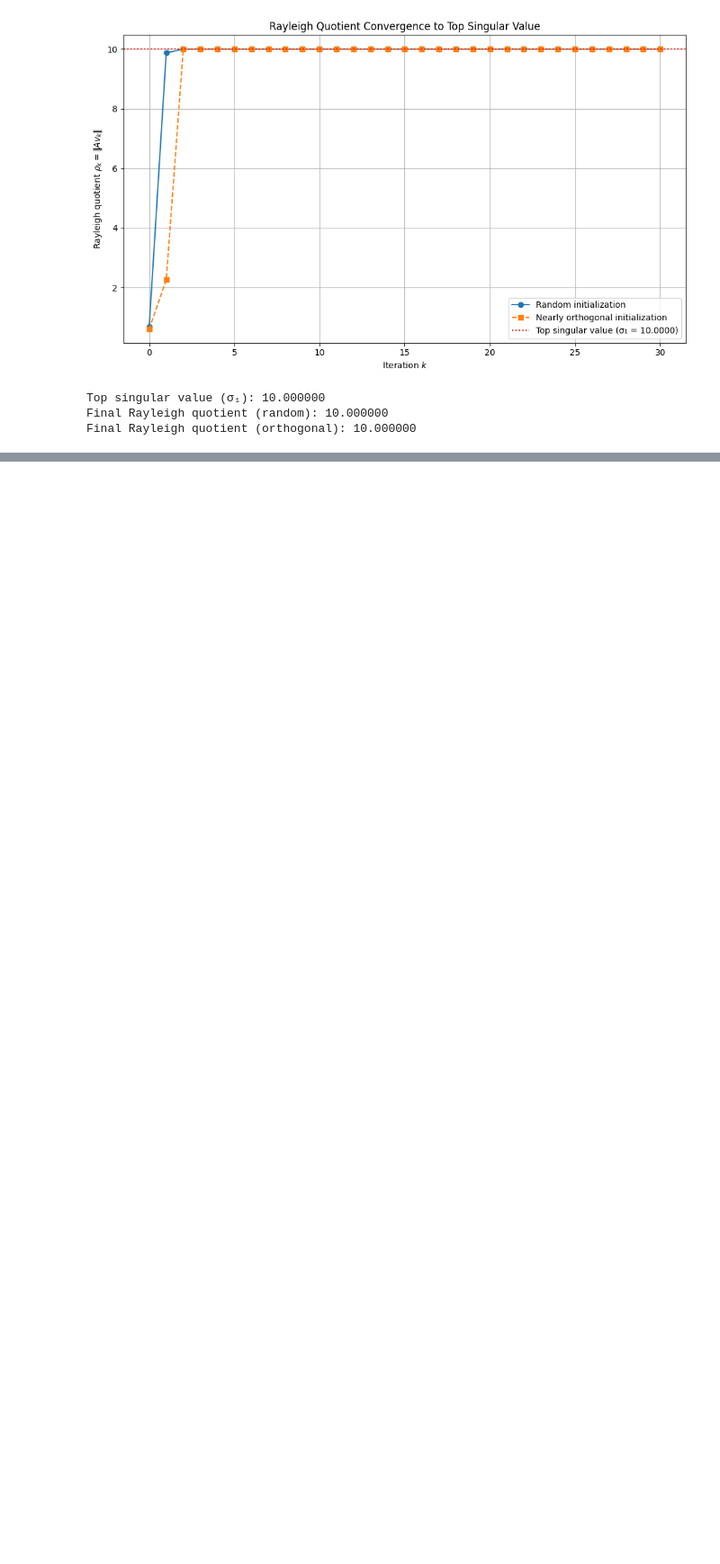
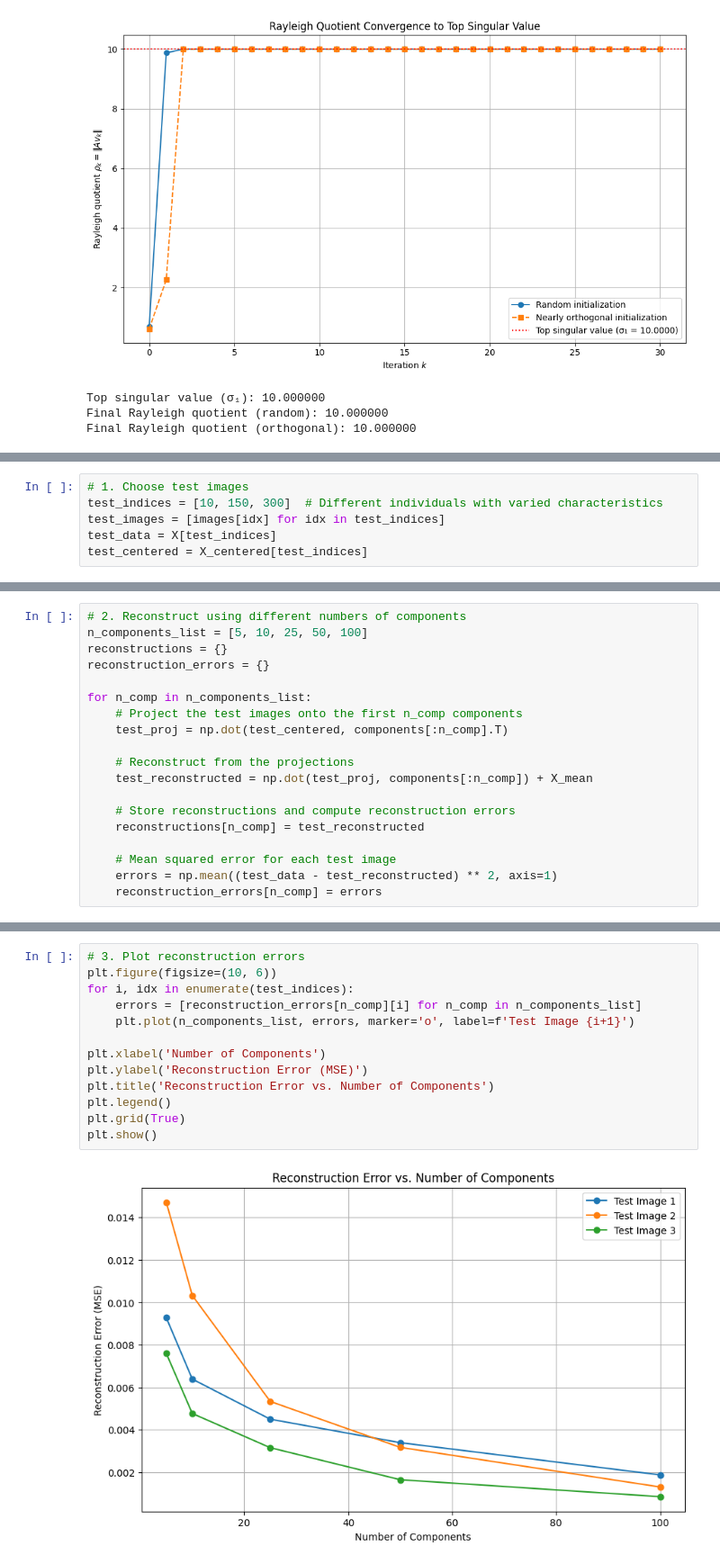
Before and after one commit to NathanP23/Statistical-Learning-and-Data-Analysis-52525, a Jupyter notebook: Ex2/Ex2Sol.ipynb, the cells around one changed output, grey strips where cells are left out. Shown: that part at 90% size. Saved outputs shown, nothing was run; the diff lists cells and outputs as text; blank space fills up the shorter version.

```diff
--- a/Ex2/Ex2Sol.ipynb
+++ b/Ex2/Ex2Sol.ipynb
@@ -250,0 +378,6 @@ Final Rayleigh quotient (orthogonal): 10.000000
+# %%
+# 1. Choose test images
+test_indices = [10, 150, 300]  # Different individuals with varied characteristics
+test_images = [images[idx] for idx in test_indices]
+test_data = X[test_indices]
+test_centered = X_centered[test_indices]
@@ -250,0 +386,19 @@ Final Rayleigh quotient (orthogonal): 10.000000
+# %%
+# 2. Reconstruct using different numbers of components
+n_components_list = [5, 10, 25, 50, 100]
+reconstructions = {}
+reconstruction_errors = {}
+
+for n_comp in n_components_list:
+    # Project the test images onto the first n_comp components
+    test_proj = np.dot(test_centered, components[:n_comp].T)
+
+    # Reconstruct from the projections
+    test_reconstructed = np.dot(test_proj, components[:n_comp]) + X_mean
+
+    # Store reconstructions and compute reconstruction errors
+    reconstructions[n_comp] = test_reconstructed
+
+    # Mean squared error for each test image
+    errors = np.mean((test_data - test_reconstructed) ** 2, axis=1)
+    reconstruction_errors[n_comp] = errors
@@ -250,0 +407,15 @@ Final Rayleigh quotient (orthogonal): 10.000000
+# %%
+# 3. Plot reconstruction errors
+plt.figure(figsize=(10, 6))
+for i, idx in enumerate(test_indices):
+    errors = [reconstruction_errors[n_comp][i] for n_comp in n_components_list]
+    plt.plot(n_components_list, errors, marker='o', label=f'Test Image {i+1}')
+
+plt.xlabel('Number of Components')
+plt.ylabel('Reconstruction Error (MSE)')
+plt.title('Reconstruction Error vs. Number of Components')
+plt.legend()
+plt.grid(True)
+plt.show()
+# %% [output]
+[figure, added]
```
Also changed, not shown: parts of 24 cells of this notebook.
